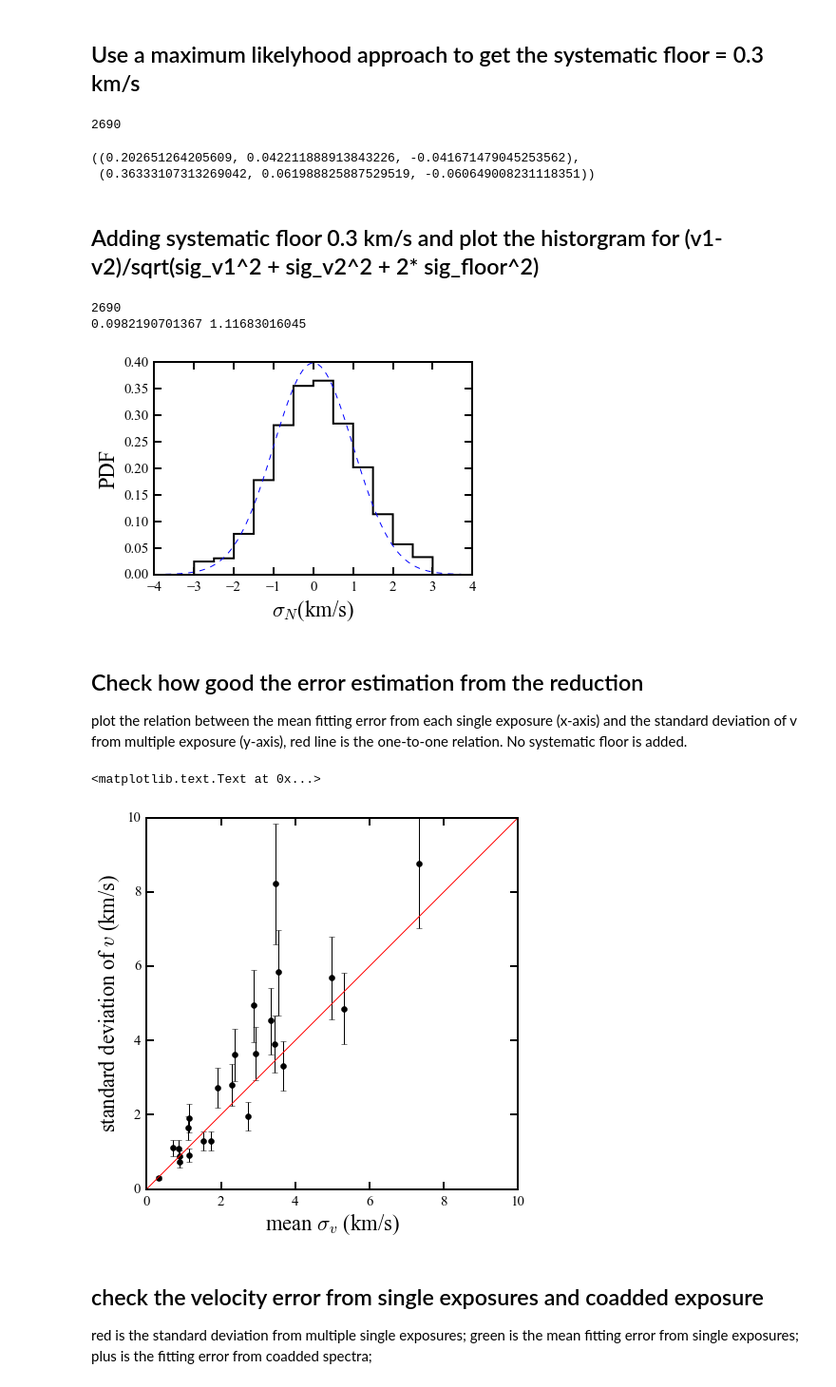
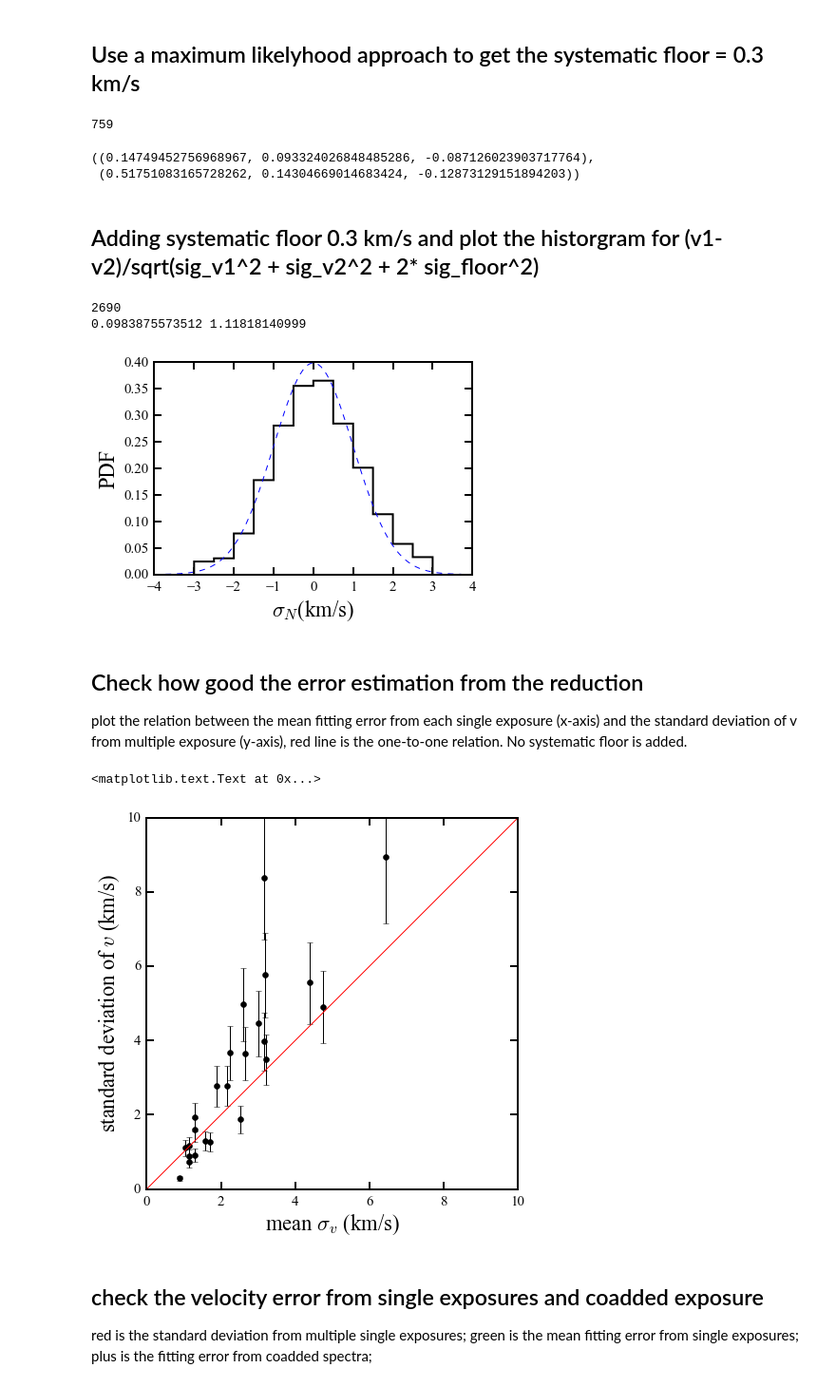
Before and after one commit to sazabi4/test, a Jupyter notebook: Hor_I_reduction_notes.ipynb, the cells around one changed output. Shown at 95% size. Cells and saved outputs as stored; diff of their text form; code cells hidden in the pictures.

```diff
--- a/Hor_I_reduction_notes.ipynb
+++ b/Hor_I_reduction_notes.ipynb
@@ -120,22 +120,22 @@ from scipy import stats
 
 diff = np.array(diff)
 differr = np.array(differr)
-delta_v = diff[differr<20]
-delta_v_err = differr[differr<20]
+delta_v = diff[differr<30]
+delta_v_err = differr[differr<30]
 print len(delta_v)
 
 std_err_cal(delta_v, delta_v_err)
 # %% [output]
-2690
+759
-((0.202651264205609, 0.042211888913843226, -0.041671479045253562),
- (0.36333107313269042, 0.061988825887529519, -0.060649008231118351))
+((0.14749452756968967, 0.093324026848485286, -0.087126023903717764),
+ (0.51751083165728262, 0.14304669014683424, -0.12873129151894203))
 # %% [markdown]
 ## Adding systematic floor 0.3 km/s and plot the historgram for (v1-v2)/sqrt(sig_v1^2 + sig_v2^2 + 2* sig_floor^2)
 # %%
 from scipy.stats import norm
 from scipy import stats
 
-sys = 0.36
+sys = 0.35
 diff = np.array(diff)
 differr = np.array(differr)
 diff = diff[differr<20]
@@ -153,7 +153,7 @@ plt.ylabel('PDF')
 plt.show()
 # %% [output]
 2690
-0.0982190701367 1.11683016045
+0.0983875573512 1.11818140999
 [figure]
 # %% [markdown]
 ## Check how good the error estimation from the reduction
@@ -176,35 +176,35 @@ for i in targetlist:
 #for i in [4801595171326496768]:
     rvlist = []
     rverrlist = []
     for j in tab_all:
         idx = j['catalog_id'] == i
         if idx.any():
             #print i, j[idx]['rv'][0], j[idx]['rverr'][0]
             rvlist.append(j[idx]['rv'][0])
             rverrlist.append(j[idx]['rverr'][0])
     #plt.plot(maglist[k], np.std(sigmaclip(rvlist,low=3, high=3)[0]),'ro')
     #plt.plot(maglist[k], np.median(rverrlist),'gd')
 
     if np.mean(rverrlist) < 10:# and snrlist[k] > 2:
         #print i, np.mean(rverrlist), np.std(sigmaclip(rvlist,low=3, high=3)[0])
         temp = bayes_mvs(rvlist, alpha=0.68)[2]
         a = temp.statistic
         b = temp.statistic - temp.minmax[0]
         c = temp.minmax[1] - temp.statistic
         #print a, b, c
-        plt.errorbar(np.sqrt(np.mean(rverrlist)**2+0.**2), a, yerr = np.vstack((b,c)),marker='o',color='k')
+        plt.errorbar(np.sqrt(np.mean(rverrlist)**2+0.85**2), a, yerr = np.vstack((b,c)),marker='o',color='k')
         #plt.plot(np.sqrt(np.mean(rverrlist)**2+0.36**2), np.std(sigmaclip(rvlist,low=3, high=3)[0]),'+k',ms=10)
         #plt.plot(np.mean(rverrlist), np.std(rvlist),'+k',ms=10)
     k += 1
 
 plt.plot([0,20],[0,20],'r')
 plt.ylim(0.,10)
 plt.xlim(0.,10)
 plt.xlabel('mean $\sigma_v$ (km/s)')
 plt.ylabel('standard deviation of $v$ (km/s)')
 # %% [output]
 <matplotlib.text.Text at 0x...>
-[figure, old version]
+[figure, new version]
 # %% [markdown]
 ## check the velocity error from single exposures and coadded exposure
 red is the standard deviation from multiple single exposures;
```
Also changed, not shown: parts of 5 cells of this notebook.
